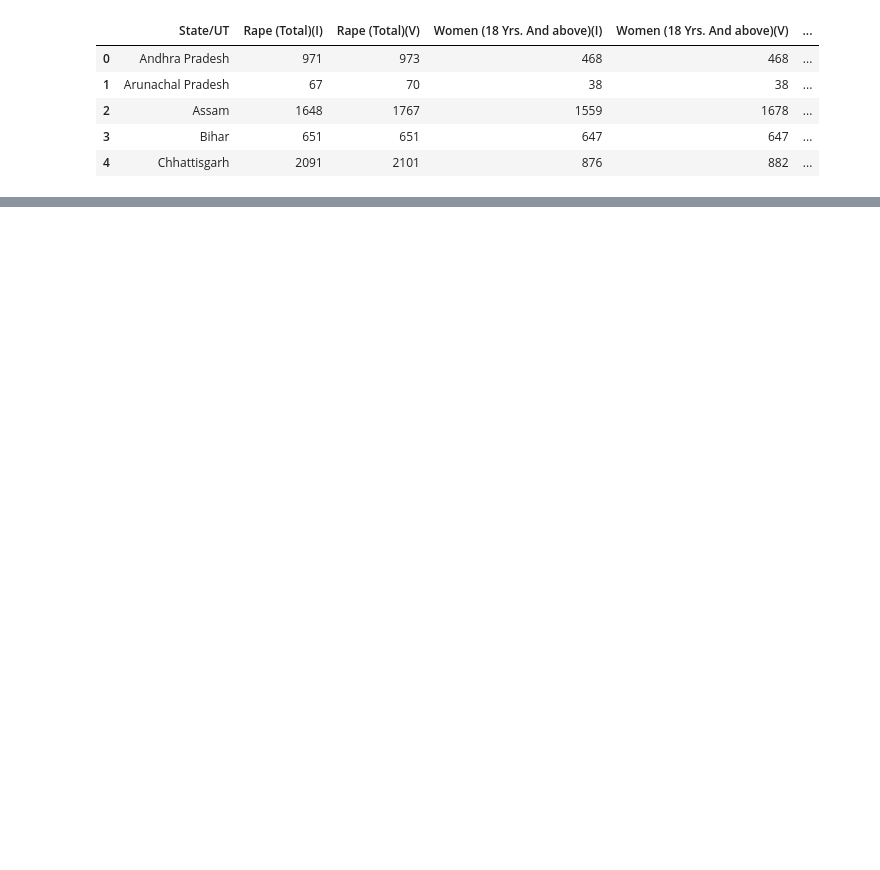
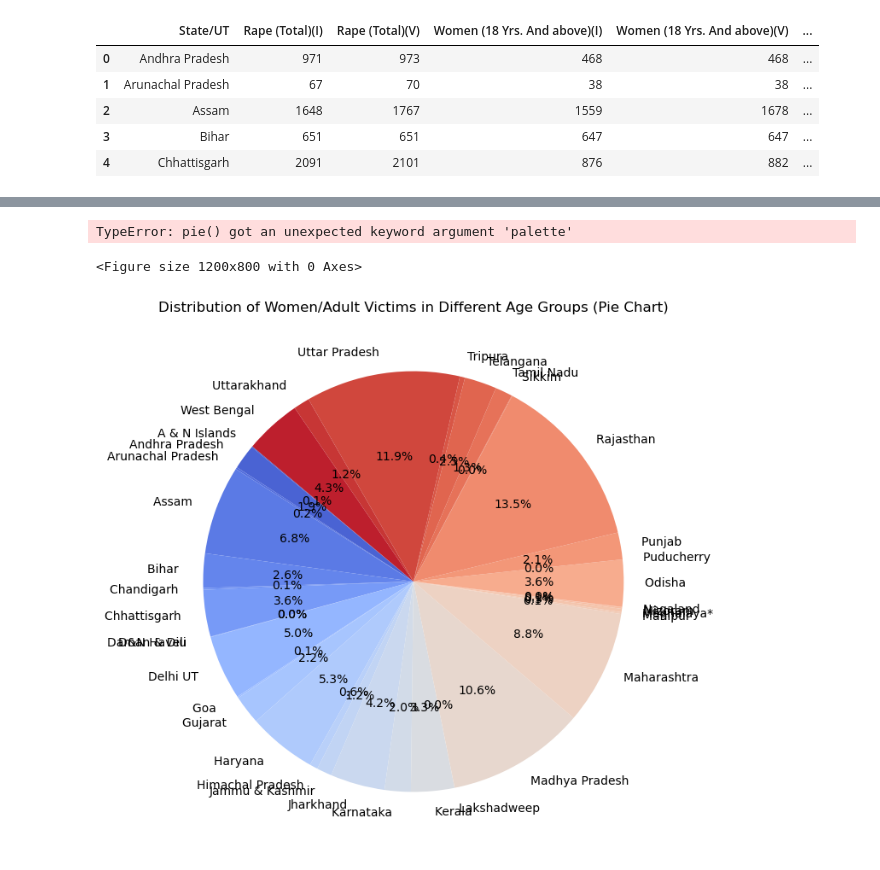
Before and after one commit to RajeevG187/Breaking-The-Scilence, a Jupyter notebook: DS250_project_EDA.ipynb, the cells around one changed output, grey strips where cells are left out. Drawn from its saved outputs; the diff is of its cells as text; code cells hidden in the pictures; blank space fills up the shorter version.

```diff
--- a/DS250_project_EDA.ipynb
+++ b/DS250_project_EDA.ipynb
@@ -101,0 +246,46 @@ Rapist_Victim_relation.head(5)
+# %%
+# Calculate the distribution of women/adult victims in different age groups
+age_group_distribution = Rape_under_Different_age_groups_2018.groupby('State/UT ').sum()
+# Plot a pie chart
+plt.figure(figsize=(12, 8))
+colors = plt.cm.Paired(range(len(age_group_distribution)))
+plt.pie(age_group_distribution['Total Women / Adult Victims(Above 18)'], labels=age_group_distribution.index,
+        autopct='%1.1f%%', startangle=140, colors=colors, palette = 'viridis')
+plt.title('Distribution of Women/Adult Victims in Different Age Groups (Pie Chart)')
+plt.show()
+
+# Display the table
+print("Table of Women/Adult Victims in Different Age Groups:")
+print(age_group_distribution)
+# %% [output]
+TypeError: pie() got an unexpected keyword argument 'palette'
+<Figure size 1200x800 with 0 Axes>
+# %%
+import seaborn as sns
+
+# Assuming "Rape_under_Different_age_groups_2018" is your DataFrame
+
+# Select relevant columns for analysis
+age_group_columns = ['State/UT ', '18 Years & Above( Below 30 Years )', '30 Years & Above (Below 45 Years)',
+                      '45 Years & Above(Below 60 Years)', '60 Years & Above ', 'Total Women / Adult Victims(Above 18)']
+
+# Create a new DataFrame with relevant columns
+age_group_data = Rape_under_Different_age_groups_2018[age_group_columns]
+
+# Calculate the distribution of women/adult victims in different age groups
+age_group_distribution = age_group_data.groupby('State/UT ').sum()
+
+# Define a custom color palette
+custom_palette = sns.color_palette("coolwarm", len(age_group_distribution))
+
+# Plot a pie chart with custom colors
+plt.figure(figsize=(12, 8))
+plt.pie(age_group_distribution['Total Women / Adult Victims(Above 18)'],
+        labels=age_group_distribution.index,
+        autopct='%1.1f%%',
+        startangle=140,
+        colors=custom_palette)  # Use the custom color palette here
+plt.title('Distribution of Women/Adult Victims in Different Age Groups (Pie Chart)')
+plt.show()
+# %% [output]
+[figure, added]
```
Also changed, not shown: parts of 14 cells of this notebook.
